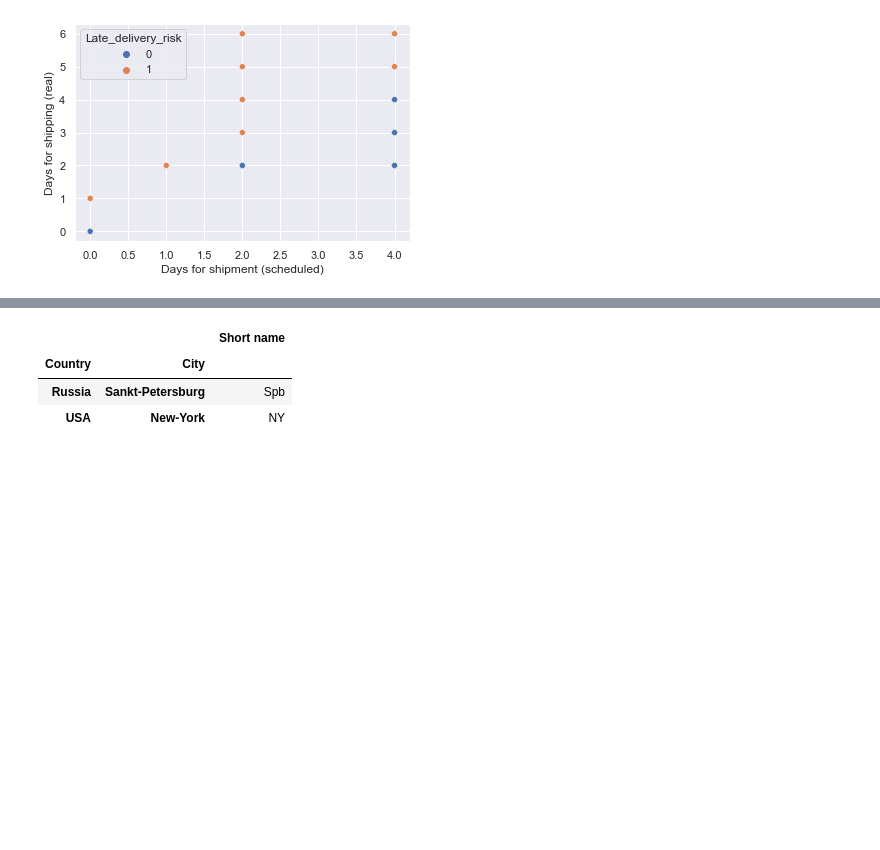
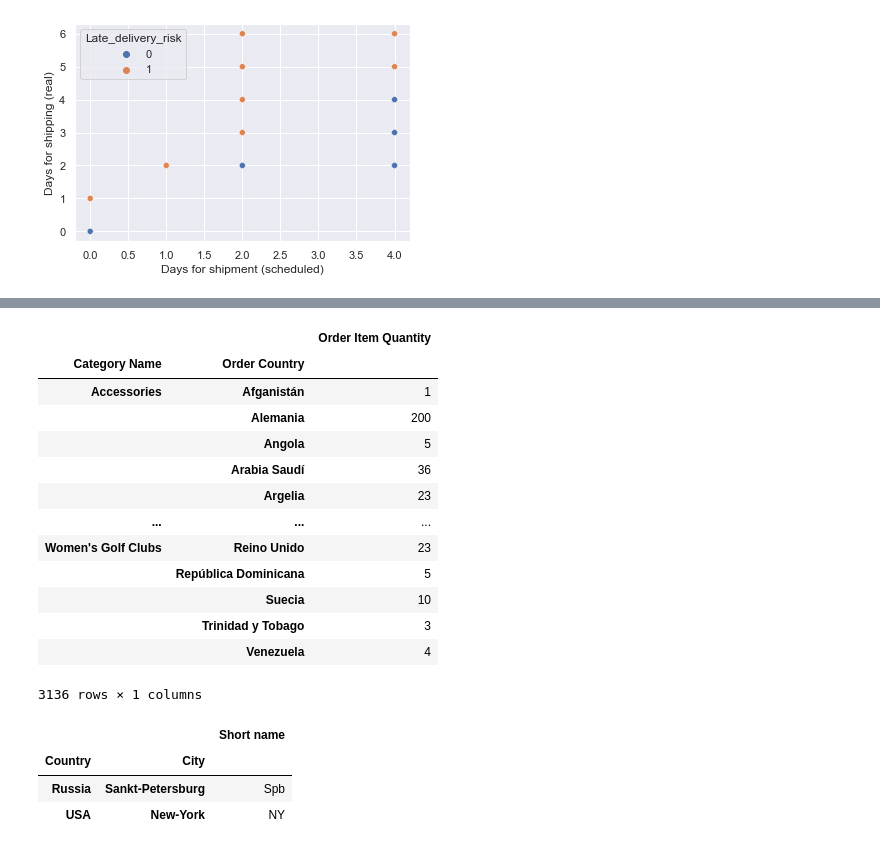
Before and after one commit to vishalsmak/supply-chain-orchestration, a Jupyter notebook: src/scm-notebook/scm_multi_model.ipynb, the cells around one changed output, grey strips where cells are left out. Drawn from its saved outputs; the diff is of its cells as text; code cells hidden in the pictures; blank space fills up the shorter version.

```diff
--- a/src/scm-notebook/scm_multi_model.ipynb
+++ b/src/scm-notebook/scm_multi_model.ipynb
@@ -122,0 +108,3 @@ cat_country = dataset.groupby(['Category Name', 'Order Country'])['Order Country
+# %%
+test_df = dataset[['Category Name', 'Order Country', 'Order Item Quantity']].copy()
+test_df.head()
@@ -123,3 +118,21 @@ cat_country = dataset.groupby(['Category Name', 'Order Country'])['Order Country
+# %%
+var = test_df.groupby(['Category Name', 'Order Country']).sum()
+var
+# %% [output]
+|  |  | Order Item Quantity |
+| Category Name | Order Country |  |
+| Accessories | Afganistán | 1 |
+|  | Alemania | 200 |
+|  | Angola | 5 |
+|  | Arabia Saudí | 36 |
+|  | Argelia | 23 |
+| ... | ... | ... |
+| Women's Golf Clubs | Reino Unido | 23 |
+|  | República Dominicana | 5 |
+|  | Suecia | 10 |
+|  | Trinidad y Tobago | 3 |
+|  | Venezuela | 4 |
+3136 rows × 1 columns
 # %%
 
 source = pd.DataFrame({'Country' : ['USA', 'USA', 'Russia','USA'],
```
Also changed, not shown: parts of 7 cells of this notebook.
